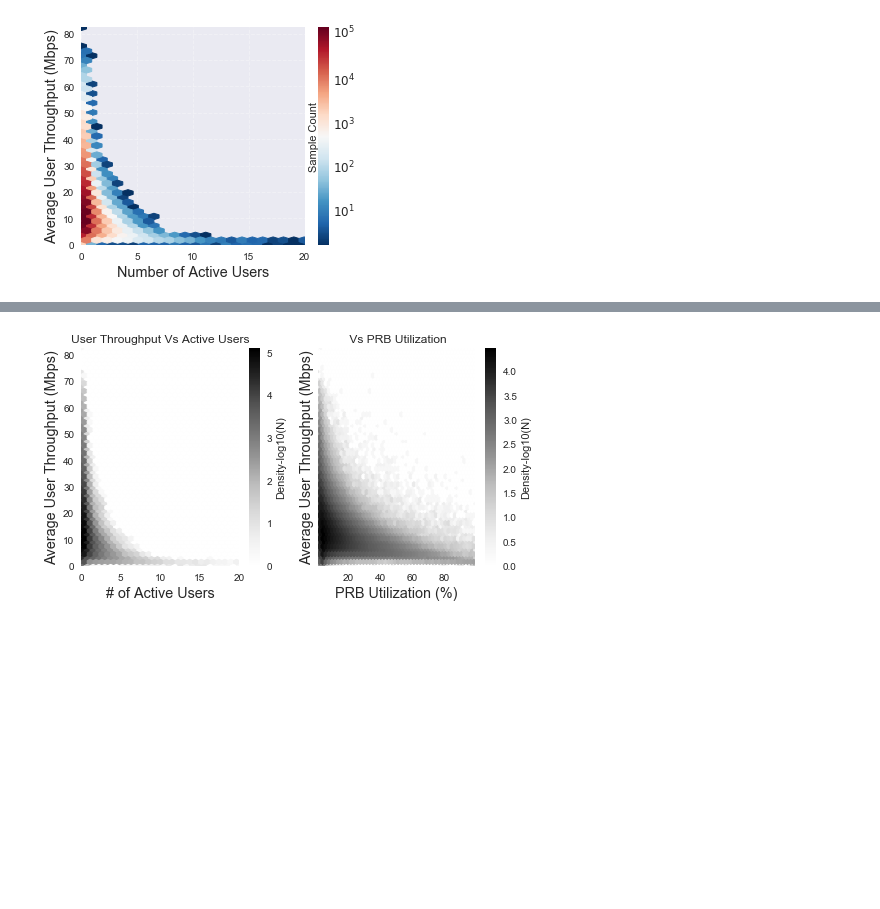
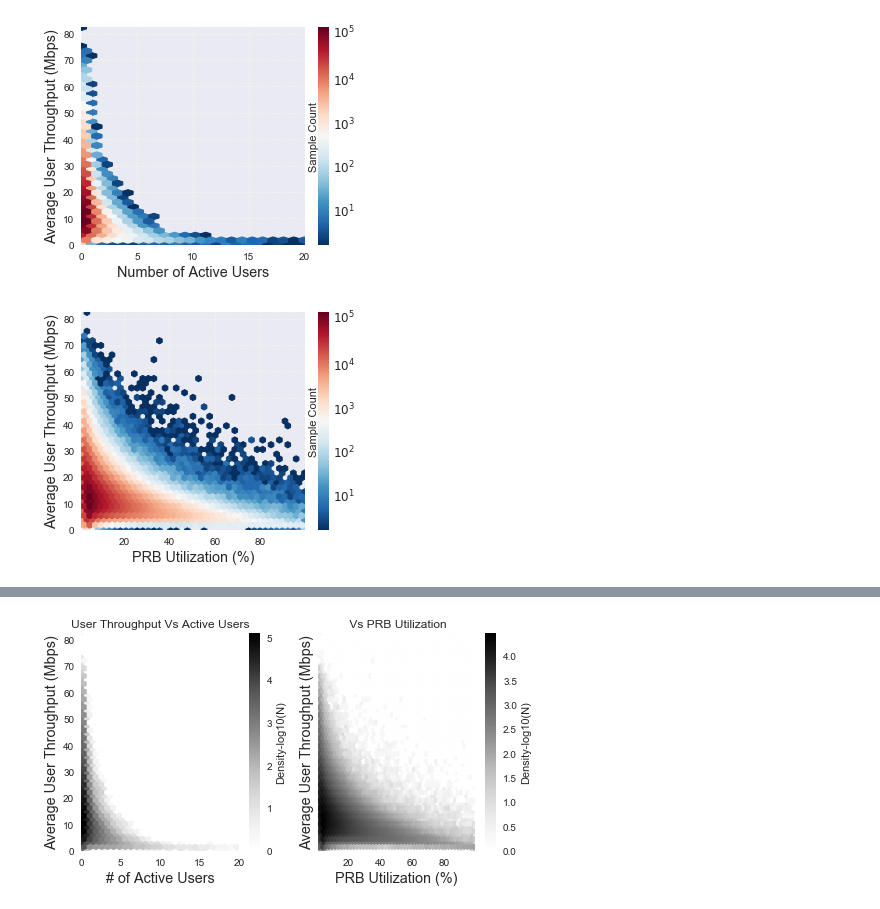
Before and after one commit to Kareem-Abdullah/GitHubDemoLearn, a Jupyter notebook: Features Scatter Plots.ipynb, the cells around one changed output, grey strips where cells are left out. Cells and saved outputs as stored; diff of their text form; code cells hidden in the pictures; blank space fills up the shorter version.

Commit message:
adding the final figures and correlation

```diff
--- a/Features Scatter Plots.ipynb
+++ b/Features Scatter Plots.ipynb
@@ -77,3 +87,34 @@ savefig('AU-heatmap-fab.pdf', bbox_inches='tight')
 plt.show()
 # %% [output]
 [figure]
+# %%
+#Fabraka PRB
+x=prb
+y=thpt
+xmin = x.min()
+xmax = x.max()
+ymin = y.min()
+ymax = y.max()
+
+fig = plt.figure()
+ax = fig.add_subplot(111)
+hb = ax.hexbin(x, y, gridsize=40, bins='log', cmap='RdBu_r',mincnt=1)
+ax.axis([xmin, xmax, ymin, ymax])
+ax.set_ylabel('Average User Throughput (Mbps)', fontsize='large')
+ax.set_xlabel('PRB Utilization (%)', fontsize='large')
+#cb = fig.colorbar(hb, ax=ax, ticks=[0,1,2,3,4,5,6])
+cb = fig.colorbar(hb, ax=ax, ticks=[0,100])
+cb.set_label('Sample Count',labelpad=-20)
+ax2 = cb.ax
+#ax2.text(1.3,0.0,'Foo-0',rotation=0)
+ax2.text(1.3,0.133,'$10^1$',rotation=0)
+ax2.text(1.3,0.333,'$10^2$',rotation=0)
+ax2.text(1.3,0.533,'$10^3$',rotation=0)
+ax2.text(1.3,0.733,'$10^4$',rotation=0)
+ax2.text(1.3,0.955,'$10^5$',rotation=0)
+plt.rcParams["figure.figsize"] = (5,4)
+ax.grid(True,linestyle='--',linewidth=1,which='both', alpha=0.3)
+savefig('PRB-heatmap-fab.pdf', bbox_inches='tight')
+plt.show()
+# %% [output]
+[figure, added]
```
Also changed, not shown: parts of 7 cells of this notebook.
